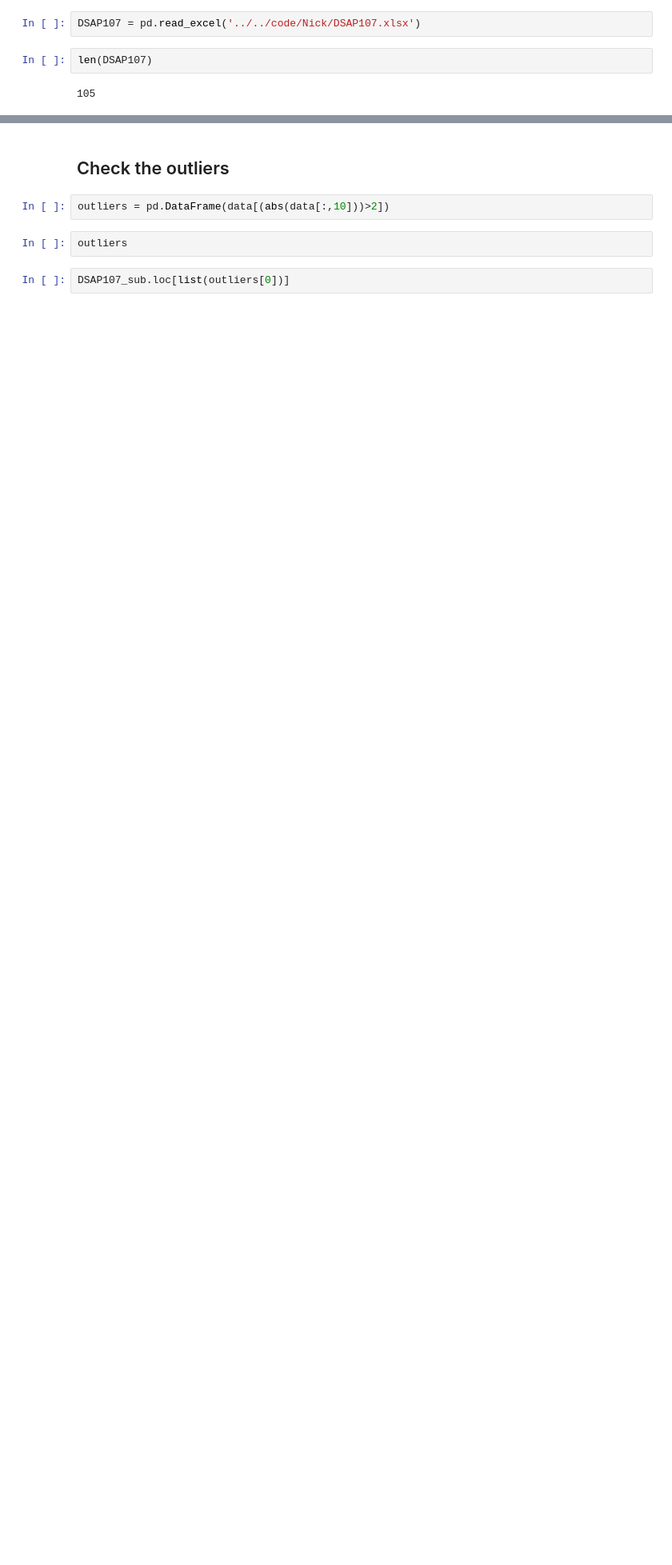
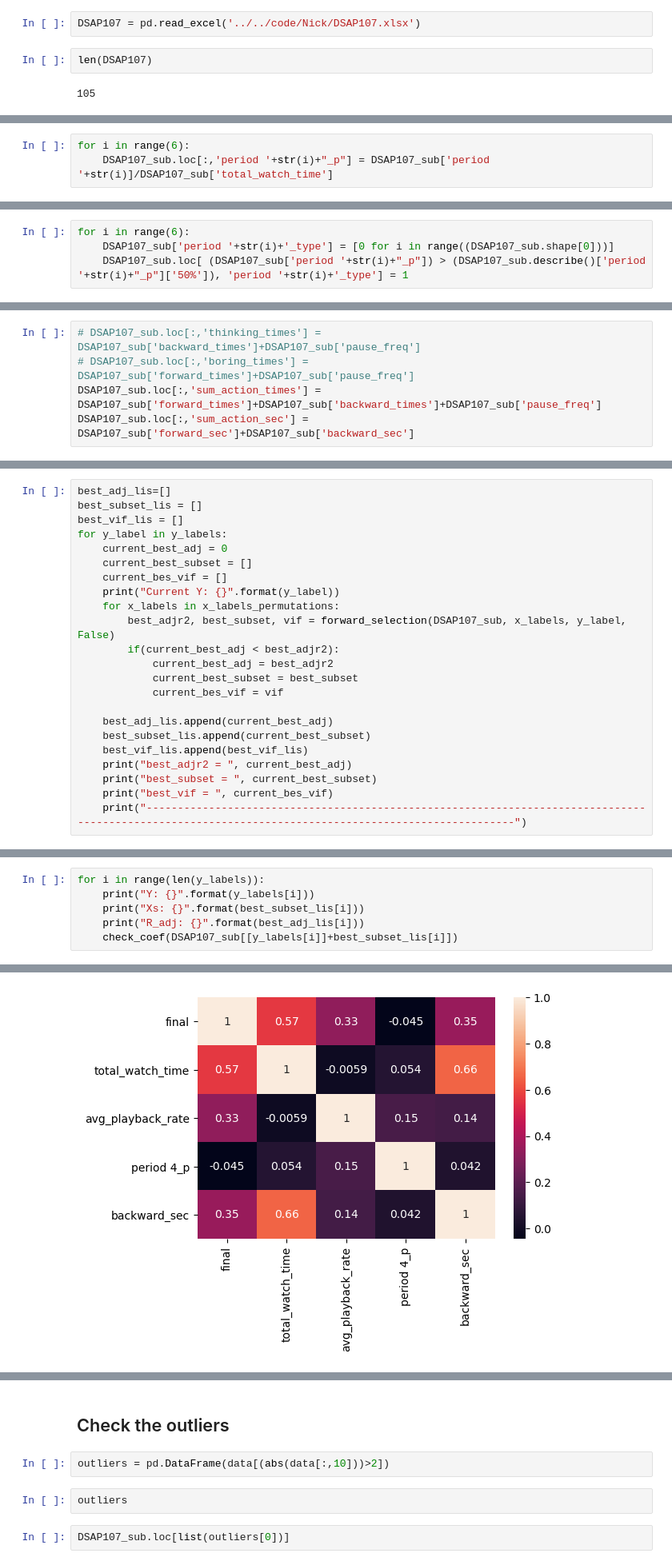
Before and after one commit to NerdIsMe/2019-Spring-Statistics-Project, a Jupyter notebook: data/Semester weekly regression/Regression analysis.ipynb, the cells around one changed output, grey strips where cells are left out. Shown at 80% size. Drawn from its saved outputs; the diff is of its cells as text; blank space fills up the shorter version.

```diff
--- a/data/Semester weekly regression/Regression analysis.ipynb
+++ b/data/Semester weekly regression/Regression analysis.ipynb
@@ -345,0 +291,3 @@ PatsyError: expected a noun, but instead the expression ended
+# %%
+for i in range(6):
+    DSAP107_sub.loc[:,'period '+str(i)+"_p"] = DSAP107_sub['period '+str(i)]/DSAP107_sub['total_watch_time']
@@ -345,0 +296,4 @@ PatsyError: expected a noun, but instead the expression ended
+# %%
+for i in range(6):
+    DSAP107_sub['period '+str(i)+'_type'] = [0 for i in range((DSAP107_sub.shape[0]))]
+    DSAP107_sub.loc[ (DSAP107_sub['period '+str(i)+"_p"]) > (DSAP107_sub.describe()['period '+str(i)+"_p"]['50%']), 'period '+str(i)+'_type'] = 1
@@ -345,0 +302,5 @@ PatsyError: expected a noun, but instead the expression ended
+# %%
+# DSAP107_sub.loc[:,'thinking_times'] = DSAP107_sub['backward_times']+DSAP107_sub['pause_freq']
+# DSAP107_sub.loc[:,'boring_times'] = DSAP107_sub['forward_times']+DSAP107_sub['pause_freq']
+DSAP107_sub.loc[:,'sum_action_times'] = DSAP107_sub['forward_times']+DSAP107_sub['backward_times']+DSAP107_sub['pause_freq']
+DSAP107_sub.loc[:,'sum_action_sec'] = DSAP107_sub['forward_sec']+DSAP107_sub['backward_sec']
@@ -345,0 +313,23 @@ PatsyError: expected a noun, but instead the expression ended
+# %%
+best_adj_lis=[]
+best_subset_lis = []
+best_vif_lis = []
+for y_label in y_labels:
+    current_best_adj = 0
+    current_best_subset = []
+    current_bes_vif = []
+    print("Current Y: {}".format(y_label))
+    for x_labels in x_labels_permutations:
+        best_adjr2, best_subset, vif = forward_selection(DSAP107_sub, x_labels, y_label, False)
+        if(current_best_adj < best_adjr2):
+            current_best_adj = best_adjr2
+            current_best_subset = best_subset
+            current_bes_vif = vif
+
+    best_adj_lis.append(current_best_adj)
+    best_subset_lis.append(current_best_subset)
+    best_vif_lis.append(best_vif_lis)
+    print("best_adjr2 = ", current_best_adj)
+    print("best_subset = ", current_best_subset)
+    print("best_vif = ", current_bes_vif)
+    print("------------------------------------------------------------------------------------------------------------------------------------------------------")
@@ -345,0 +352,7 @@ PatsyError: expected a noun, but instead the expression ended
+# %%
+for i in range(len(y_labels)):
+    print("Y: {}".format(y_labels[i]))
+    print("Xs: {}".format(best_subset_lis[i]))
+    print("R_adj: {}".format(best_adj_lis[i]))
+    check_coef(DSAP107_sub[[y_labels[i]]+best_subset_lis[i]])
+# %% [output]
@@ -345,0 +362 @@ PatsyError: expected a noun, but instead the expression ended
+[figure, added]
```
Also changed, not shown: parts of 83 cells of this notebook, 2 other files.
